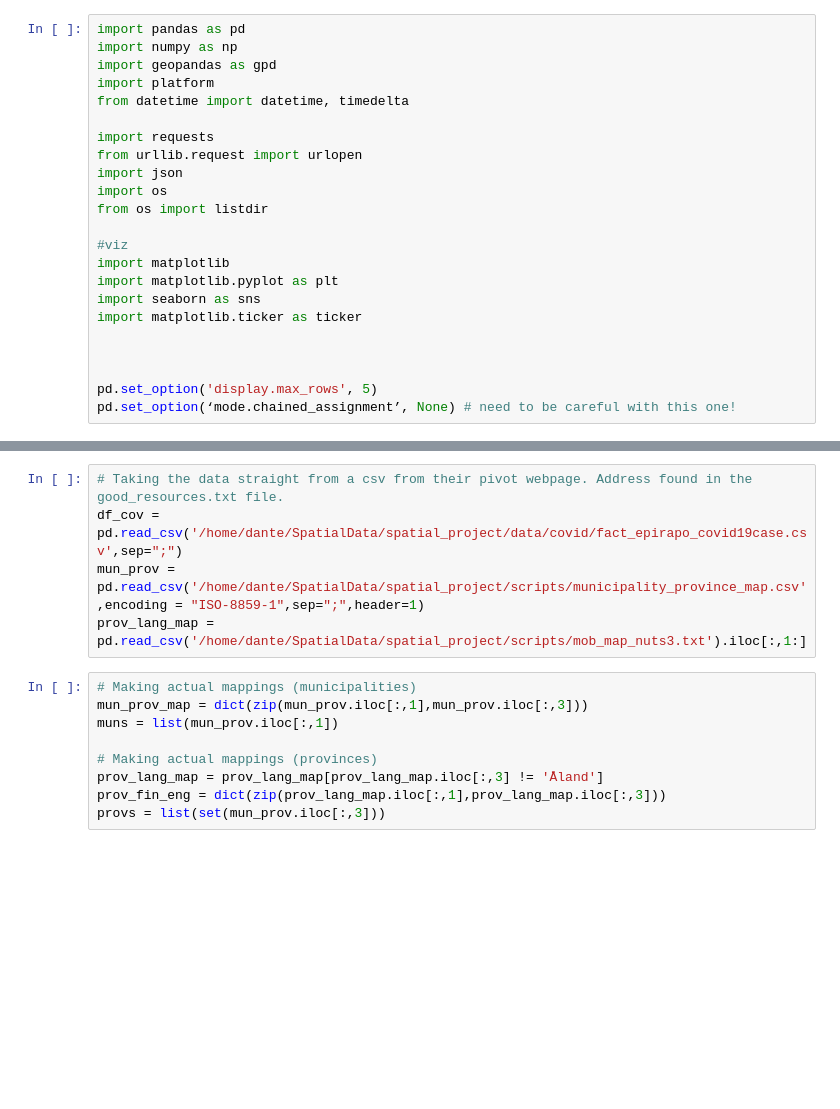
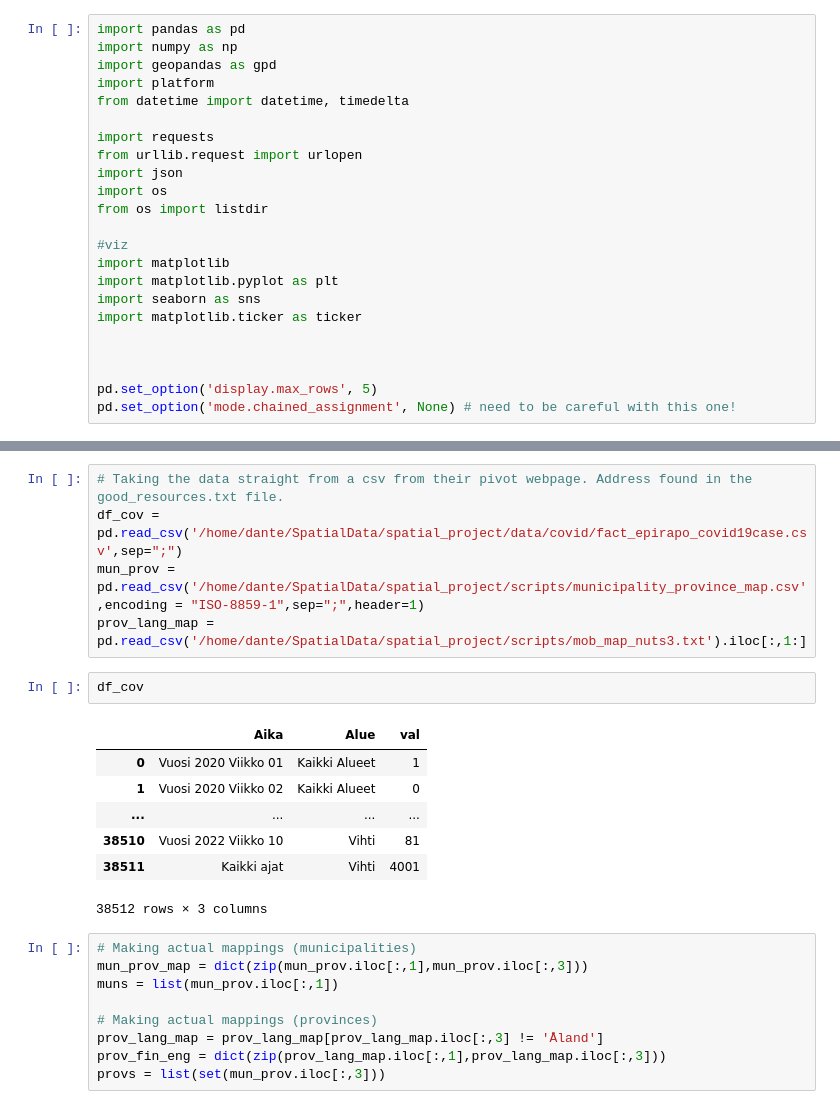
Before and after one commit to DanJar96/spatial_project, a Jupyter notebook: scripts/data_prep.ipynb, the cells around one changed output, grey strips where cells are left out. Saved outputs shown, nothing was run; the diff lists cells and outputs as text; blank space fills up the shorter version.

```diff
--- a/scripts/data_prep.ipynb
+++ b/scripts/data_prep.ipynb
@@ -31,4 +31,4 @@ import matplotlib.ticker as ticker
 
 
 pd.set_option('display.max_rows', 5)
-pd.set_option(‘mode.chained_assignment’, None) # need to be careful with this one!
+pd.set_option('mode.chained_assignment', None) # need to be careful with this one!
@@ -56,6 +56,16 @@ else:
 df_cov = pd.read_csv('/home/dante/SpatialData/spatial_project/data/covid/fact_epirapo_covid19case.csv',sep=";")
 mun_prov = pd.read_csv('/home/dante/SpatialData/spatial_project/scripts/municipality_province_map.csv',encoding = "ISO-8859-1",sep=";",header=1)
 prov_lang_map = pd.read_csv('/home/dante/SpatialData/spatial_project/scripts/mob_map_nuts3.txt').iloc[:,1:]
+# %%
+df_cov
+# %% [output]
+|  | Aika | Alue | val |
+| 0 | Vuosi 2020 Viikko 01 | Kaikki Alueet | 1 |
+| 1 | Vuosi 2020 Viikko 02 | Kaikki Alueet | 0 |
+| ... | ... | ... | ... |
+| 38510 | Vuosi 2022 Viikko 10 | Vihti | 81 |
+| 38511 | Kaikki ajat | Vihti | 4001 |
+38512 rows × 3 columns
 # %%
 # Making actual mappings (municipalities)
 mun_prov_map = dict(zip(mun_prov.iloc[:,1],mun_prov.iloc[:,3]))
```
Also changed, not shown: parts of 16 cells of this notebook.
